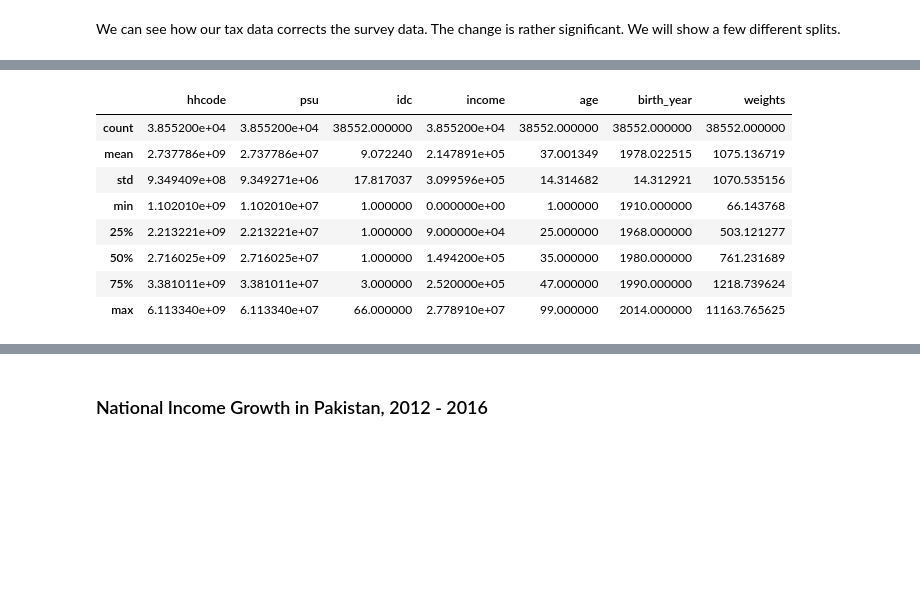
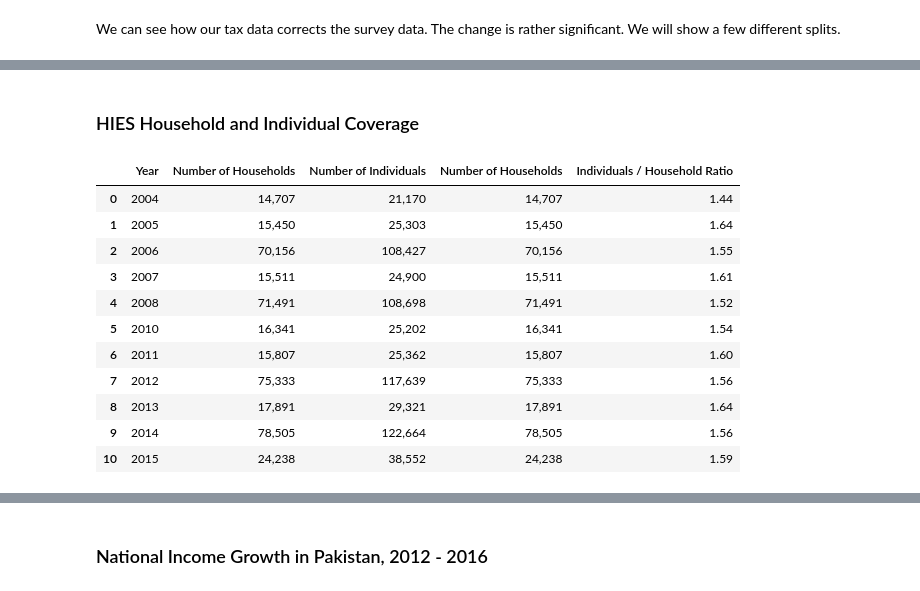
Before and after one commit to ali-aka-ahmed/DistributionalNationalAccounts-Pakistan, a Jupyter notebook: data_files/VisualizationsAndConclusions.ipynb, the cells around one changed output, grey strips where cells are left out. Drawn from its saved outputs; the diff is of its cells as text; code cells hidden in the pictures; blank space fills up the shorter version.

```diff
--- a/data_files/VisualizationsAndConclusions.ipynb
+++ b/data_files/VisualizationsAndConclusions.ipynb
@@ -429,2 +429,8 @@ def get_survey_table(table_type, start_year):
 # %% [markdown]
 We can see how our tax data corrects the survey data. The change is rather significant. We will show a few different splits.
+# %%
+def format_number(value):
+    return "{:,}".format(value)
+
+def format_percent(value):
+    return str(int(value * 100)) + "%"
@@ -577,15 +671,0 @@ for y in years:
-# %%
-# mean income, standard deviation of income, median income, mean age, ratio income /consumption, gini
-t = get_survey_table("individual", 2015)
-x = t.describe()
-x
-# %% [output]
-|  | hhcode | psu | idc | income | age | birth_year | weights |
-| count | 3.855200e+04 | 3.855200e+04 | 38552.000000 | 3.855200e+04 | 38552.000000 | 38552.000000 | 38552.000000 |
-| mean | 2.737786e+09 | 2.737786e+07 | 9.072240 | 2.147891e+05 | 37.001349 | 1978.022515 | 1075.136719 |
-| std | 9.349409e+08 | 9.349271e+06 | 17.817037 | 3.099596e+05 | 14.314682 | 14.312921 | 1070.535156 |
-| min | 1.102010e+09 | 1.102010e+07 | 1.000000 | 0.000000e+00 | 1.000000 | 1910.000000 | 66.143768 |
-| 25% | 2.213221e+09 | 2.213221e+07 | 1.000000 | 9.000000e+04 | 25.000000 | 1968.000000 | 503.121277 |
-| 50% | 2.716025e+09 | 2.716025e+07 | 1.000000 | 1.494200e+05 | 35.000000 | 1980.000000 | 761.231689 |
-| 75% | 3.381011e+09 | 3.381011e+07 | 3.000000 | 2.520000e+05 | 47.000000 | 1990.000000 | 1218.739624 |
-| max | 6.113340e+09 | 6.113340e+07 | 66.000000 | 2.778910e+07 | 99.000000 | 2014.000000 | 11163.765625 |
@@ -593,0 +672,47 @@ x
+# %% [markdown]
+### HIES Household and Individual Coverage
+# %%
+years = np.arange(2004, 2016, 1)
+index = np.argwhere(years==2009)
+years = np.delete(years, index)
+
+# individuals
+i_nums = []
+for y in years:
+    t = get_survey_table("individual", y)
+    i_nums.append(t.shape[0])
+
+print("\n")
+
+# households
+hh_nums = []
+for y in years:
+    f = ("./finalData/hh_balance_sheet_" + str(y) + "_" + str(y+1)[2:] + ".pkl")
+    hh_nums.append(len(pd.read_pickle(f)))
+
+def format_number(value):
+    return "{:,}".format(value)
+
+d = {
+    'Year': years,
+    'Number of Households': [format_number(x) for x in hh_nums],
+    'Number of Individuals': [format_number(x) for x in i_nums],
+    'Individuals / Household Ratio': [np.round(x, 2) for x in list(np.array(i_nums) / np.array(hh_nums))],
+    }
+
+hies_coverage = pd.DataFrame(data=d)
+hies_coverage = hies_coverage[["Year", "Number of Households", "Number of Individuals", "Number of Households", "Individuals / Household Ratio"]]
+hies_coverage
+# %% [output]
+|  | Year | Number of Households | Number of Individuals | Number of Households | Individuals / Household Ratio |
+| 0 | 2004 | 14,707 | 21,170 | 14,707 | 1.44 |
+| 1 | 2005 | 15,450 | 25,303 | 15,450 | 1.64 |
+| 2 | 2006 | 70,156 | 108,427 | 70,156 | 1.55 |
+| 3 | 2007 | 15,511 | 24,900 | 15,511 | 1.61 |
+| 4 | 2008 | 71,491 | 108,698 | 71,491 | 1.52 |
+| 5 | 2010 | 16,341 | 25,202 | 16,341 | 1.54 |
+| 6 | 2011 | 15,807 | 25,362 | 15,807 | 1.60 |
+| 7 | 2012 | 75,333 | 117,639 | 75,333 | 1.56 |
+| 8 | 2013 | 17,891 | 29,321 | 17,891 | 1.64 |
+| 9 | 2014 | 78,505 | 122,664 | 78,505 | 1.56 |
+| 10 | 2015 | 24,238 | 38,552 | 24,238 | 1.59 |
```
Also changed, not shown: parts of 34 cells of this notebook, 36 other files.
